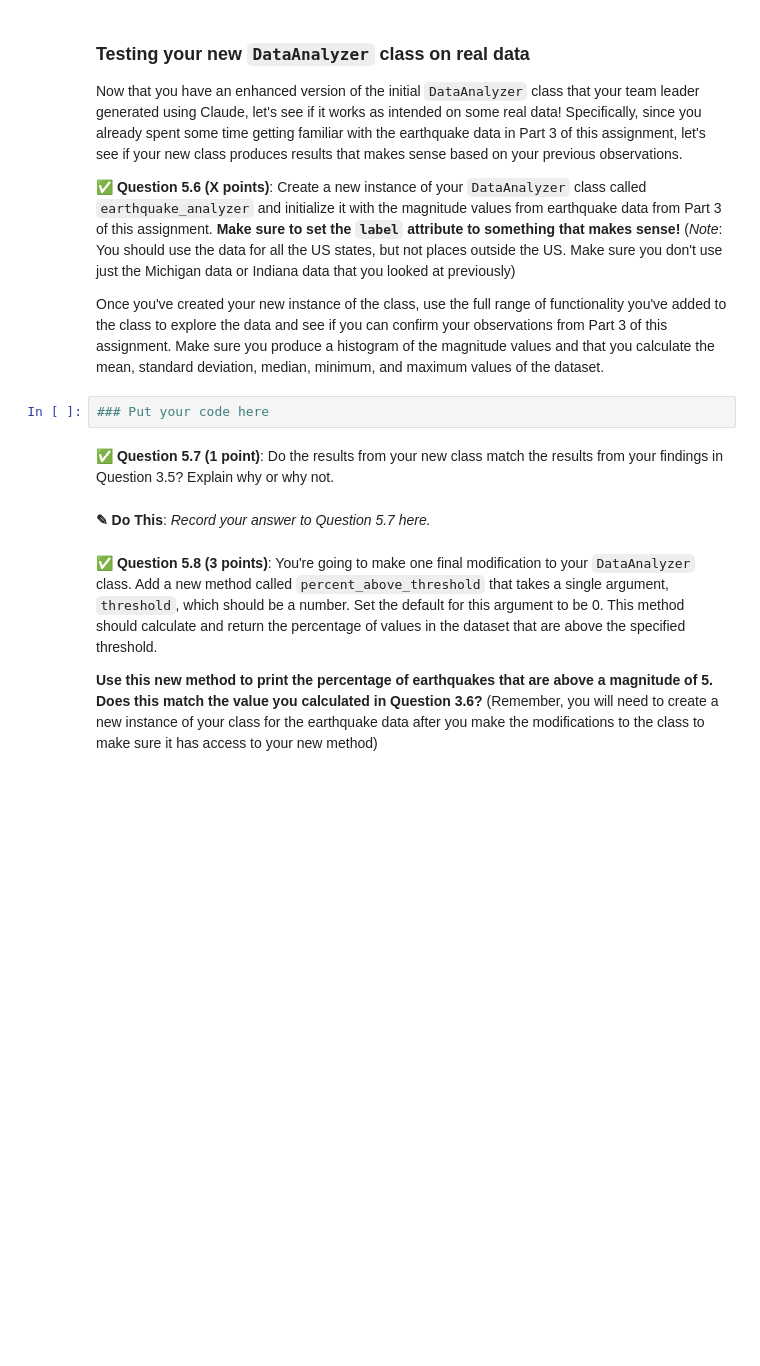
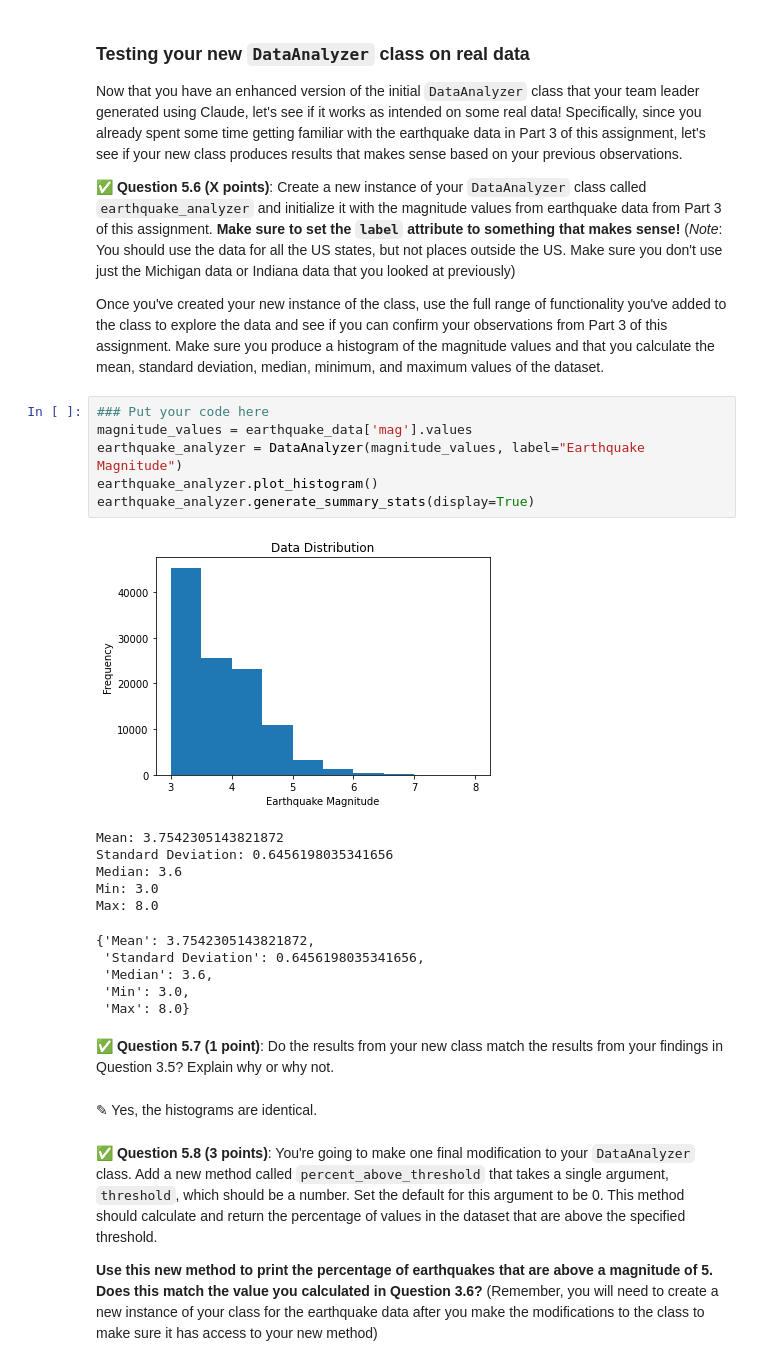
Before and after one commit to Sleepah/CMSE202-f23-turnin, a Jupyter notebook: hw-01/HW-01_GitPracticeDebuggingPythonPackagesAndClasses-STUDENT.ipynb, the cells around one changed output. Drawn from its saved outputs; the diff is of its cells as text; blank space fills up the shorter version.

```diff
--- a/hw-01/HW-01_GitPracticeDebuggingPythonPackagesAndClasses-STUDENT.ipynb
+++ b/hw-01/HW-01_GitPracticeDebuggingPythonPackagesAndClasses-STUDENT.ipynb
@@ -776,12 +853,28 @@ Now that you have an enhanced version of the initial `DataAnalyzer` class that y
 &#9989; **Question 5.6 (X points)**: Create a new instance of your `DataAnalyzer` class called `earthquake_analyzer` and initialize it with the magnitude values from earthquake data from Part 3 of this assignment. **Make sure to set the `label` attribute to something that makes sense!** (_Note_: You should use the data for all the US states, but not places outside the US. Make sure you don't use just the Michigan data or Indiana data that you looked at previously)
 
 Once you've created your new instance of the class, use the full range of functionality you've added to the class to explore the data and see if you can confirm your observations from Part 3 of this assignment. Make sure you produce a histogram of the magnitude values and that you calculate the mean, standard deviation, median, minimum, and maximum values of the dataset.
-# %%
-### Put your code here
+# %%
+### Put your code here
+magnitude_values = earthquake_data['mag'].values
+earthquake_analyzer = DataAnalyzer(magnitude_values, label="Earthquake Magnitude")
+earthquake_analyzer.plot_histogram()
+earthquake_analyzer.generate_summary_stats(display=True)
+# %% [output]
+[figure, added]
+Mean: 3.7542305143821872
+Standard Deviation: 0.6456198035341656
+Median: 3.6
+Min: 3.0
+Max: 8.0
+{'Mean': 3.7542305143821872,
+ 'Standard Deviation': 0.6456198035341656,
+ 'Median': 3.6,
+ 'Min': 3.0,
+ 'Max': 8.0}
 # %% [markdown]
 &#9989; **Question 5.7 (1 point)**:  Do the results from your new class match the results from your findings in Question 3.5? Explain why or why not.
-# %% [markdown]
-**<font size=+3>&#9998;</font> Do This**: *Record your answer to Question 5.7 here.*
+# %% [markdown]
+<font size=+3>&#9998;</font> Yes, the histograms are identical.
 # %% [markdown]
 &#9989; **Question 5.8 (3 points)**: You're going to make one final modification to your `DataAnalyzer` class. Add a new method called `percent_above_threshold` that takes a single argument, `threshold`, which should be a number. Set the default for this argument to be 0. This method should calculate and return the percentage of values in the dataset that are above the specified threshold.
 
```
Also changed, not shown: parts of 10 cells of this notebook.
